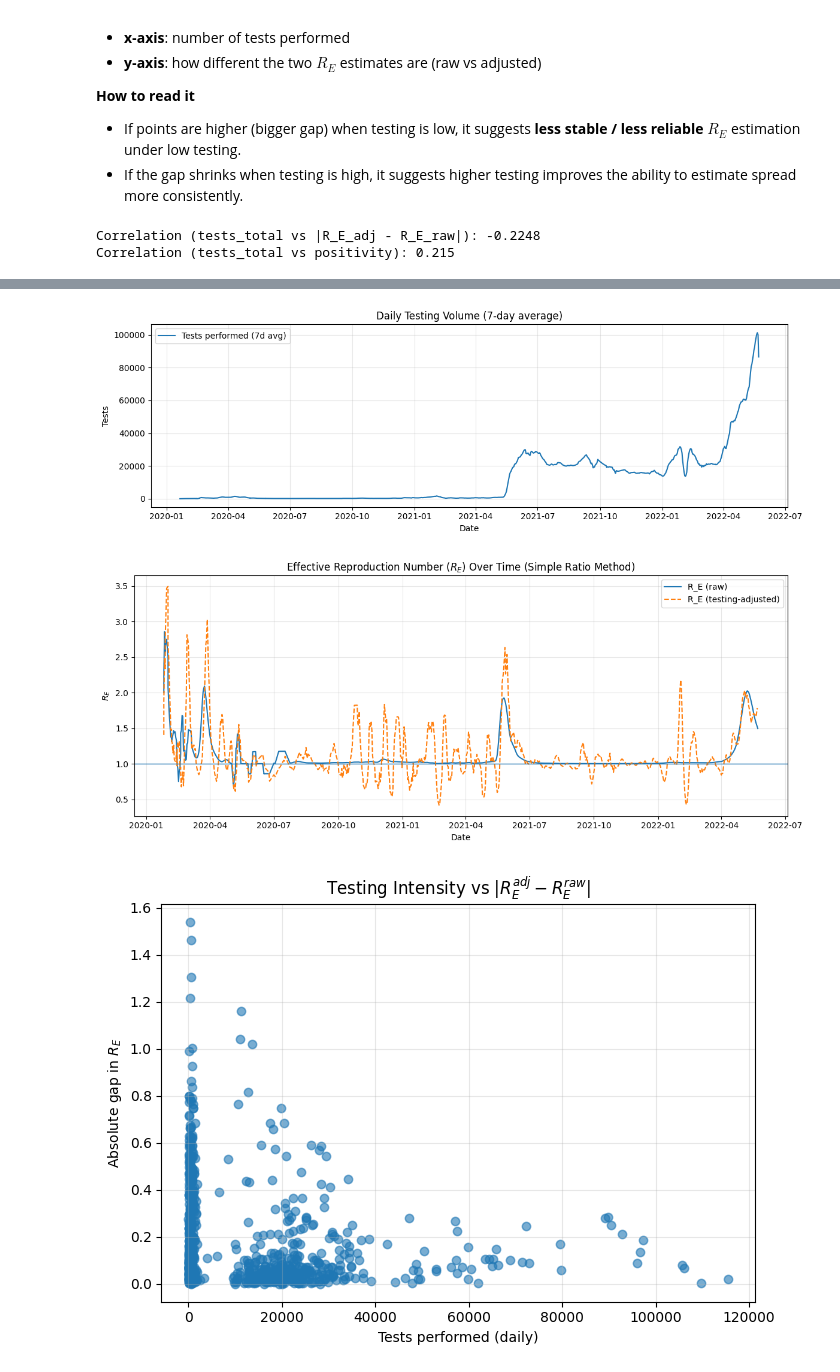
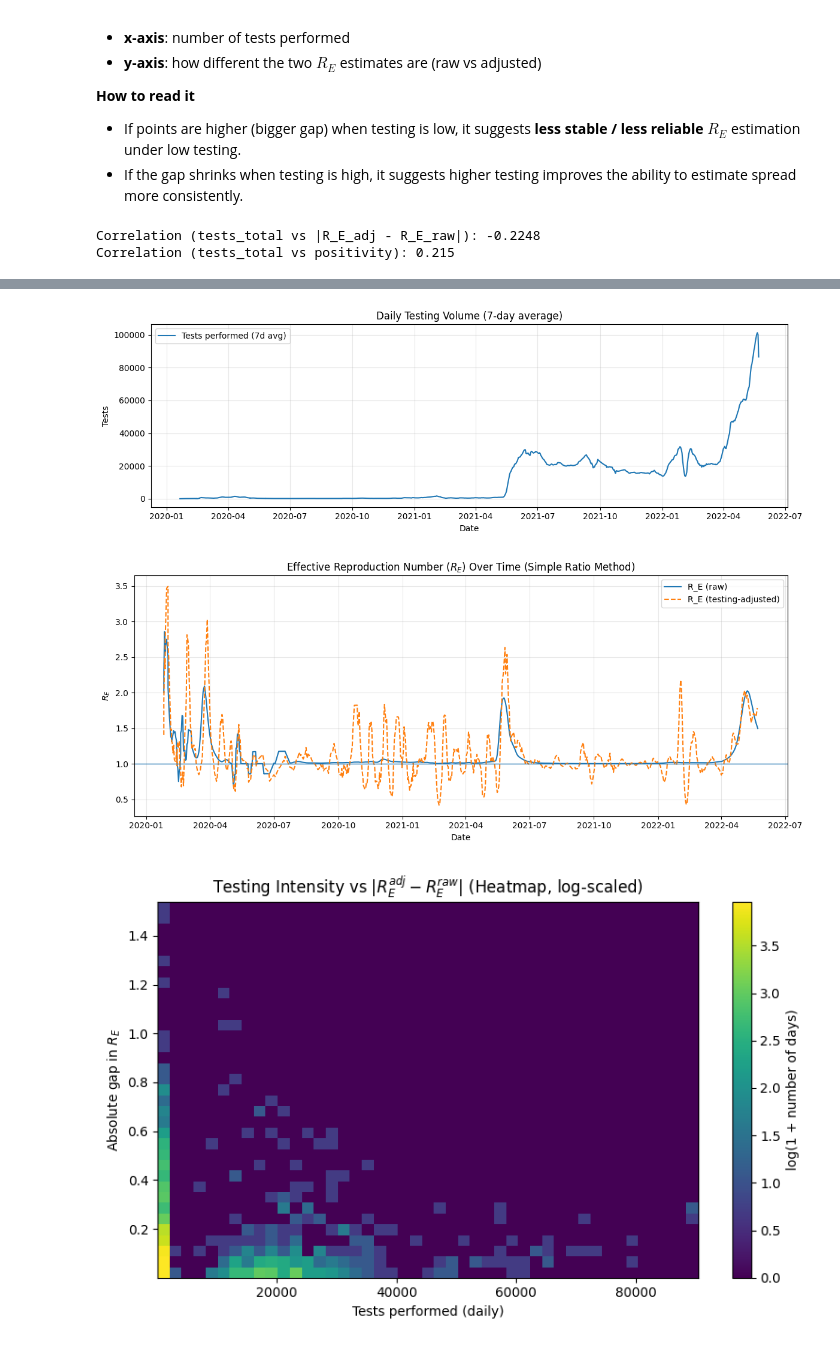
Before and after one commit to dmdce/CSMODEL-MCO1-Notebook-Files, a Jupyter notebook: CSMODEL_MCO1_Notebook_(Step_2_finished).ipynb, the cells around one changed output, grey strips where cells are left out. Drawn from its saved outputs; the diff is of its cells as text; code cells hidden in the pictures.

```diff
--- a/CSMODEL_MCO1_Notebook_(Step_2_finished).ipynb
+++ b/CSMODEL_MCO1_Notebook_(Step_2_finished).ipynb
@@ -995,36 +948,61 @@ plt.title('Daily Testing Volume (7-day average)')
 plt.xlabel('Date')
 plt.ylabel('Tests')
 plt.legend()
 plt.grid(alpha=0.3)
 plt.tight_layout()
 plt.show()
 
 plt.figure(figsize=(12, 5))
 plt.plot(df_model['date'], df_model['R_E_raw'], label='R_E (raw)')
 plt.plot(df_model['date'], df_model['R_E_adj'], label='R_E (testing-adjusted)', linestyle='--')
 plt.axhline(1.0, linewidth=1)
 plt.title('Effective Reproduction Number ($R_E$) Over Time (Simple Ratio Method)')
 plt.xlabel('Date')
 plt.ylabel('$R_E$')
 plt.legend()
 plt.grid(alpha=0.3)
 plt.tight_layout()
 plt.show()
 
 # Scatter: testing intensity vs R_E gap
-scatter_df = df_model[['tests_total','R_E_gap']].dropna()
-plt.figure(figsize=(7, 5))
-plt.scatter(scatter_df['tests_total'], scatter_df['R_E_gap'], alpha=0.6)
-plt.title('Testing Intensity vs $|R_E^{adj} - R_E^{raw}|$')
+heat_df = df_model[['tests_total', 'R_E_gap']].dropna()
+
+x = heat_df['tests_total'].astype(float).values
+y = heat_df['R_E_gap'].astype(float).values
+
+x_lo, x_hi = np.percentile(x, [1, 99])
+mask = (x >= x_lo) & (x <= x_hi)
+x = x[mask]
+y = y[mask]
+
+bins_x, bins_y = 45, 35
+H, xedges, yedges = np.histogram2d(x, y, bins=[bins_x, bins_y])
+H_log = np.log1p(H)  # log(1 + count)
+
+nonzero = H_log[H_log > 0]
+vmax = np.percentile(nonzero, 99) if nonzero.size > 0 else None
+
+plt.figure(figsize=(8, 5))
+img = plt.imshow(
+    H_log.T,
+    origin='lower',
+    aspect='auto',
+    extent=[xedges[0], xedges[-1], yedges[0], yedges[-1]],
+    cmap='viridis',
+    vmin=0,
+    vmax=vmax
+)
+
+plt.colorbar(img, label='log(1 + number of days)')
+plt.title('Testing Intensity vs $|R_E^{adj} - R_E^{raw}|$ (Heatmap, log-scaled)')
 plt.xlabel('Tests performed (daily)')
 plt.ylabel('Absolute gap in $R_E$')
-plt.grid(alpha=0.3)
 plt.tight_layout()
 plt.show()
 # %% [output]
 Correlation (tests_total vs |R_E_adj - R_E_raw|): -0.2248
 Correlation (tests_total vs positivity): 0.215
 [figure]
 [figure]
 [figure]
-[figure, old version]
+[figure, new version]
```
Also changed, not shown: parts of 10 cells of this notebook.
